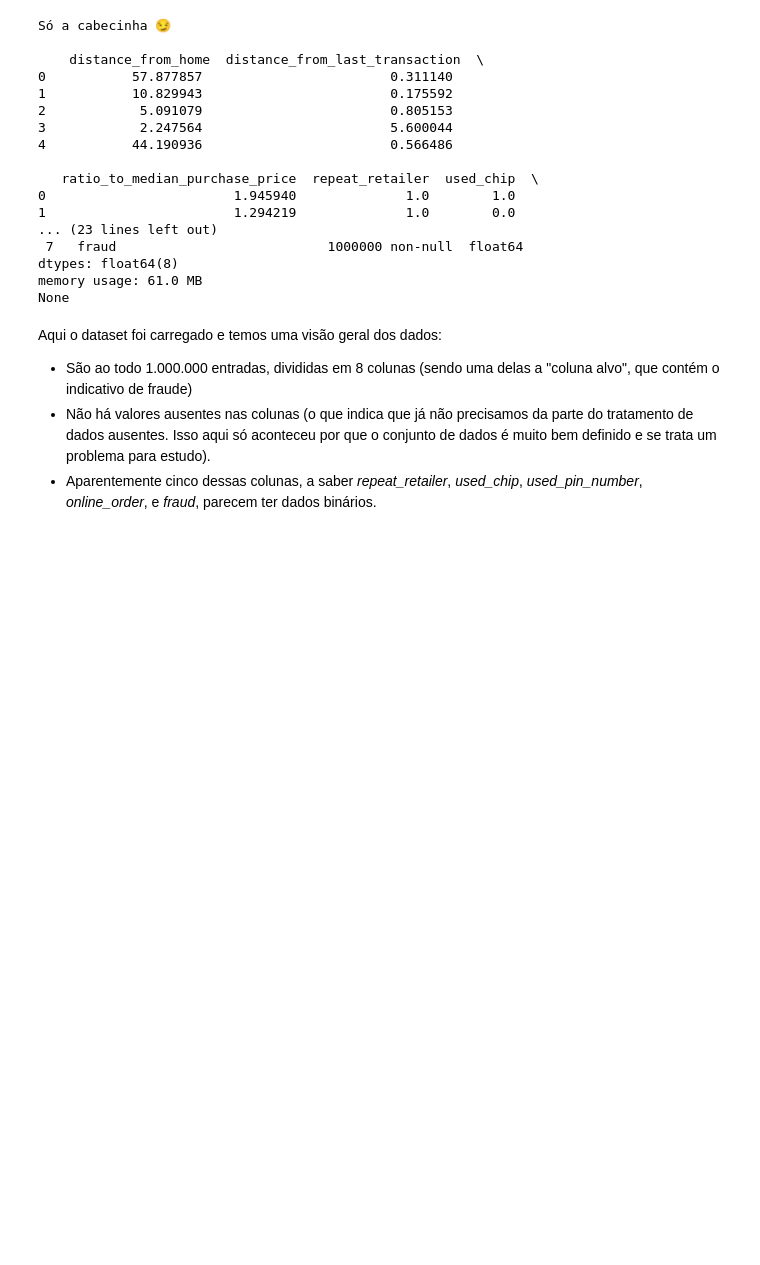
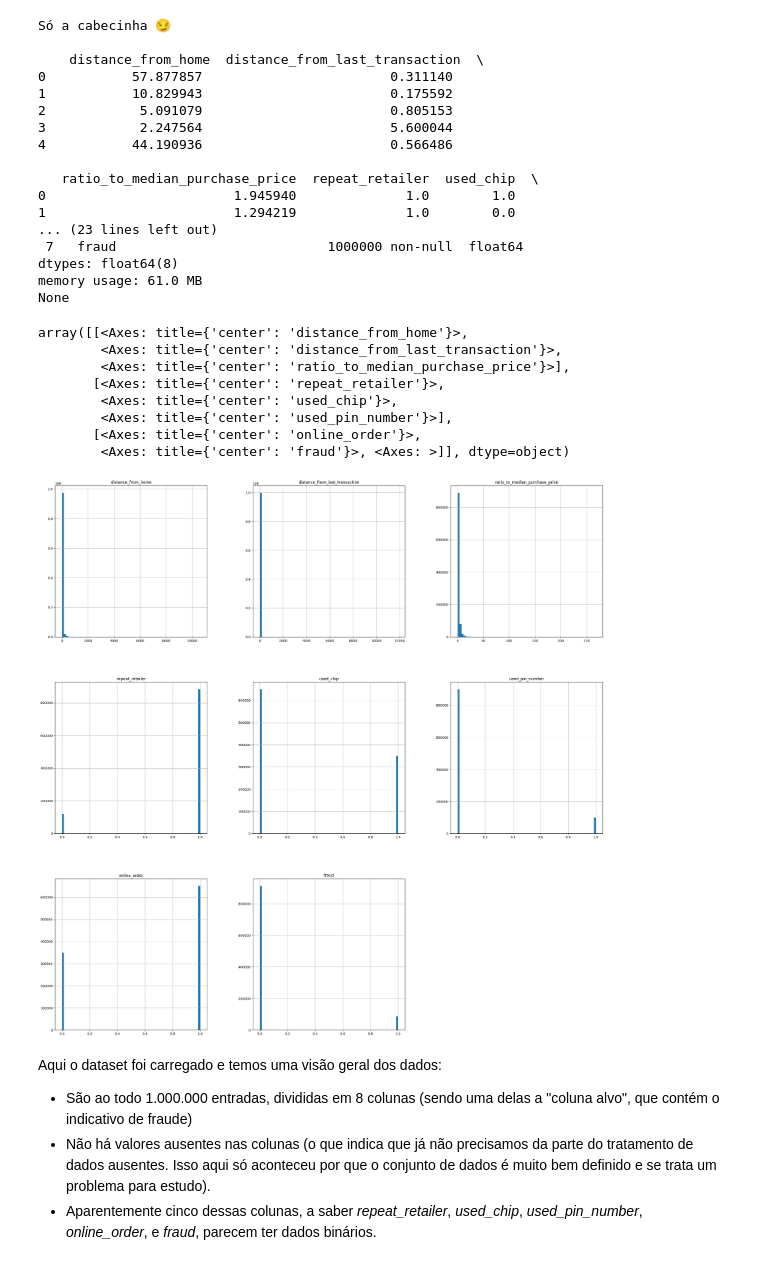
Before and after one commit to emanuelcatao/CreditCardFraud, a Jupyter notebook: CreditCard_Fraud.ipynb, the cells around one changed output. Cells and saved outputs as stored; diff of their text form; code cells hidden in the pictures; blank space fills up the shorter version.

```diff
--- a/CreditCard_Fraud.ipynb
+++ b/CreditCard_Fraud.ipynb
@@ -46,6 +46,18 @@ Só a cabecinha 😏
 dtypes: float64(8)
 memory usage: 61.0 MB
 None
+# %%
+data.hist(bins=70, figsize=(30, 30))
+# %% [output]
+array([[<Axes: title={'center': 'distance_from_home'}>,
+        <Axes: title={'center': 'distance_from_last_transaction'}>,
+        <Axes: title={'center': 'ratio_to_median_purchase_price'}>],
+       [<Axes: title={'center': 'repeat_retailer'}>,
+        <Axes: title={'center': 'used_chip'}>,
+        <Axes: title={'center': 'used_pin_number'}>],
+       [<Axes: title={'center': 'online_order'}>,
+        <Axes: title={'center': 'fraud'}>, <Axes: >]], dtype=object)
+[figure, added]
 # %% [markdown]
 Aqui o dataset foi carregado e temos uma visão geral dos dados:
 - São ao todo 1.000.000 entradas, divididas em 8 colunas (sendo uma delas a "coluna alvo", que contém o indicativo de fraude)
```
Also changed, not shown: parts of 41 cells of this notebook.
